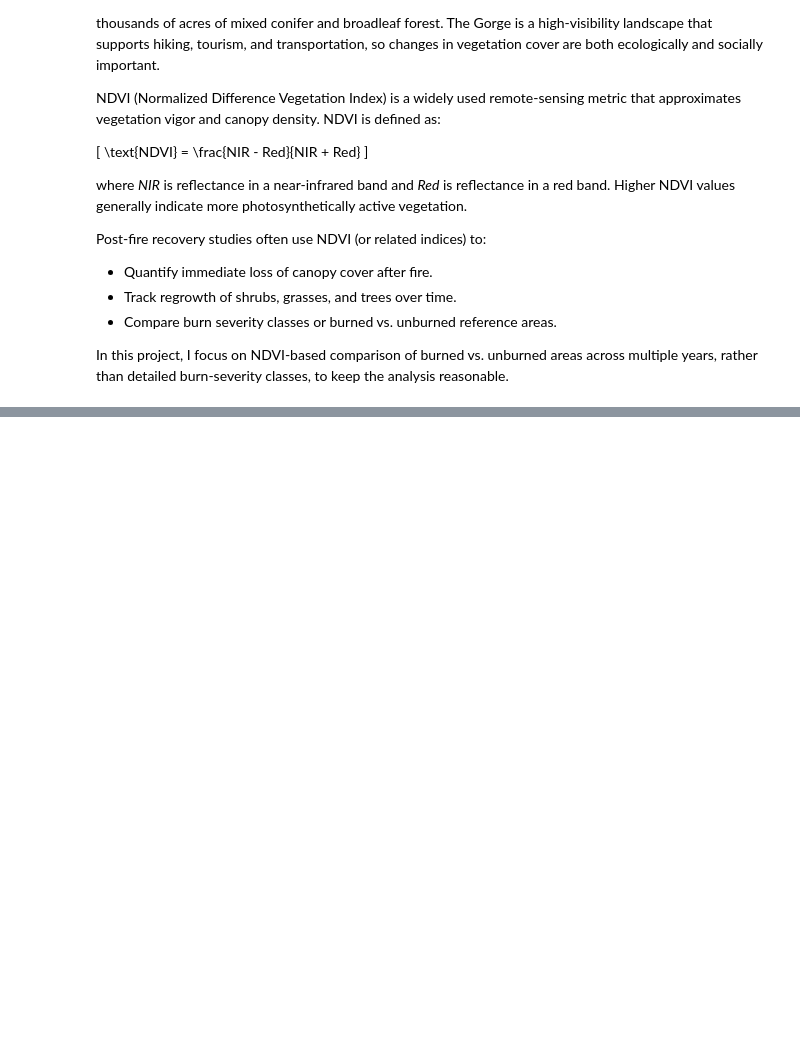
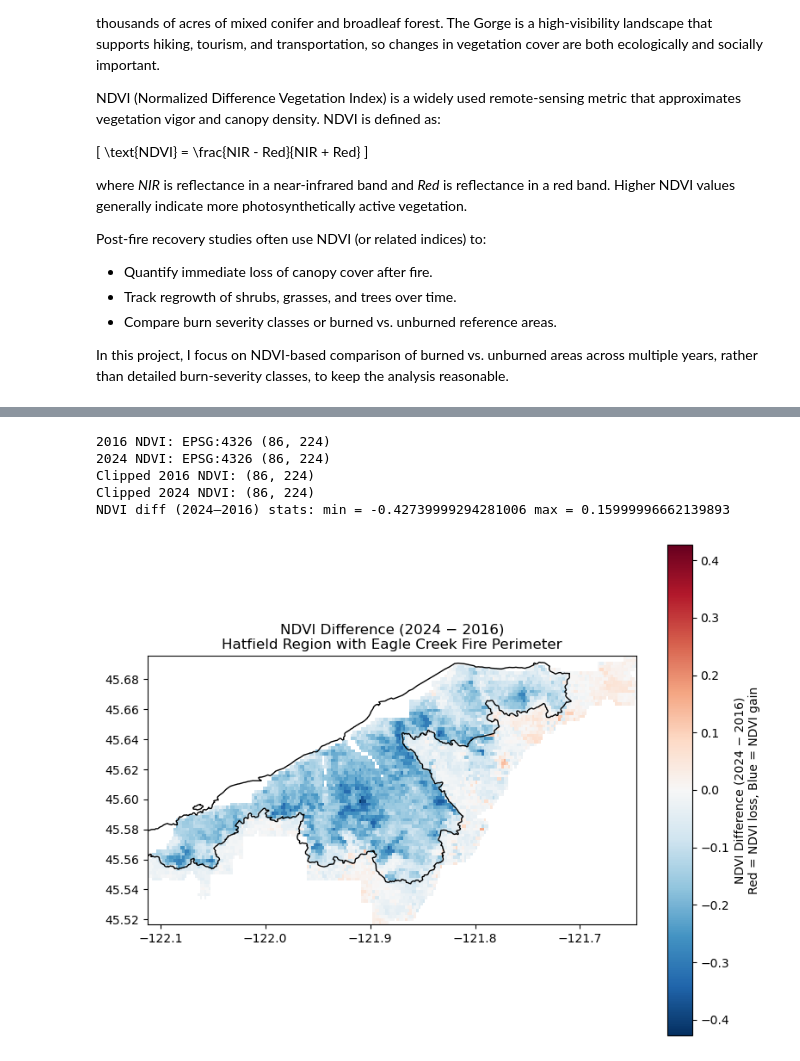
Before and after one commit to earthlab-education/04-vegetation-tkbravo, a Jupyter notebook: notebooks/fire.ipynb, the cells around one changed output, grey strips where cells are left out. Drawn from its saved outputs; the diff is of its cells as text; code cells hidden in the pictures; blank space fills up the shorter version.

```diff
--- a/notebooks/fire.ipynb
+++ b/notebooks/fire.ipynb
@@ -345,0 +467,80 @@ plot_ndvi_panel(ndvi_maps, inside_gdf)
+# %%
+# 2024 - 2016  How much has the area recovered (seven years later)
+
+# 1. Load NDVI composites for 2016 and 2024
+ndvi_2016 = load_ndvi_for_year(2016)
+ndvi_2024 = load_ndvi_for_year(2024)
+
+print("2016 NDVI:", ndvi_2016.rio.crs, ndvi_2016.shape)
+print("2024 NDVI:", ndvi_2024.rio.crs, ndvi_2024.shape)
+
+# 2. Make sure 2024 is on the same grid as 2016
+if (ndvi_2024.rio.crs != ndvi_2016.rio.crs) or (
+    ndvi_2024.rio.resolution() != ndvi_2016.rio.resolution()
+):
+    ndvi_2024 = ndvi_2024.rio.reproject_match(ndvi_2016)
+
+# 3. Clip both years to the Hatfield polygon
+hatfield_ndvi = hatfield_gdf.to_crs(ndvi_2016.rio.crs)
+
+ndvi_2016_hat = ndvi_2016.rio.clip(
+    hatfield_ndvi.geometry,
+    hatfield_ndvi.crs,
+    drop=True,
+    all_touched=True
+)
+
+ndvi_2024_hat = ndvi_2024.rio.clip(
+    hatfield_ndvi.geometry,
+    hatfield_ndvi.crs,
+    drop=True,
+    all_touched=True
+)
+
+print("Clipped 2016 NDVI:", ndvi_2016_hat.shape)
+print("Clipped 2024 NDVI:", ndvi_2024_hat.shape)
+
+# 4. Difference image: 2024 - 2016
+ndvi_diff_24_16 = ndvi_2024_hat - ndvi_2016_hat
+
+print(
+    "NDVI diff (2024–2016) stats:",
+    "min =", float(np.nanmin(ndvi_diff_24_16.values)),
+    "max =", float(np.nanmax(ndvi_diff_24_16.values))
+)
+
+# 5. Plot with fire perimeter, red = loss, blue = gain
+max_abs = float(np.nanmax(np.abs(ndvi_diff_24_16.values)))
+vlim = max_abs if max_abs > 0 else 0.5  # fallback just in case
+
+fig, ax = plt.subplots(figsize=(8, 6))
+
+im = ndvi_diff_24_16.plot(
+    ax=ax,
+    cmap="RdBu_r",   # red = NDVI loss, blue = NDVI gain
+    vmin=-vlim,
+    vmax=vlim,
+    add_colorbar=True
+)
+
+# Overlay the fire perimeter
+fire_ndvi = fire_gdf.to_crs(ndvi_2016.rio.crs)
+fire_ndvi.boundary.plot(ax=ax, edgecolor="black", linewidth=1)
+
+ax.set_title("NDVI Difference (2024 − 2016)\nHatfield Region with Eagle Creek Fire Perimeter")
+ax.set_xlabel("")
+ax.set_ylabel("")
+
+# Label the colorbar clearly
+cbar = im.colorbar
+cbar.set_label("NDVI Difference (2024 − 2016)\nRed = NDVI loss, Blue = NDVI gain")
+
+plt.tight_layout()
+plt.show()
+# %% [output]
+2016 NDVI: EPSG:4326 (86, 224)
+2024 NDVI: EPSG:4326 (86, 224)
+Clipped 2016 NDVI: (86, 224)
+Clipped 2024 NDVI: (86, 224)
+NDVI diff (2024–2016) stats: min = -0.42739999294281006 max = 0.15999996662139893
+[figure, added]
```
Also changed, not shown: parts of 24 cells of this notebook.
